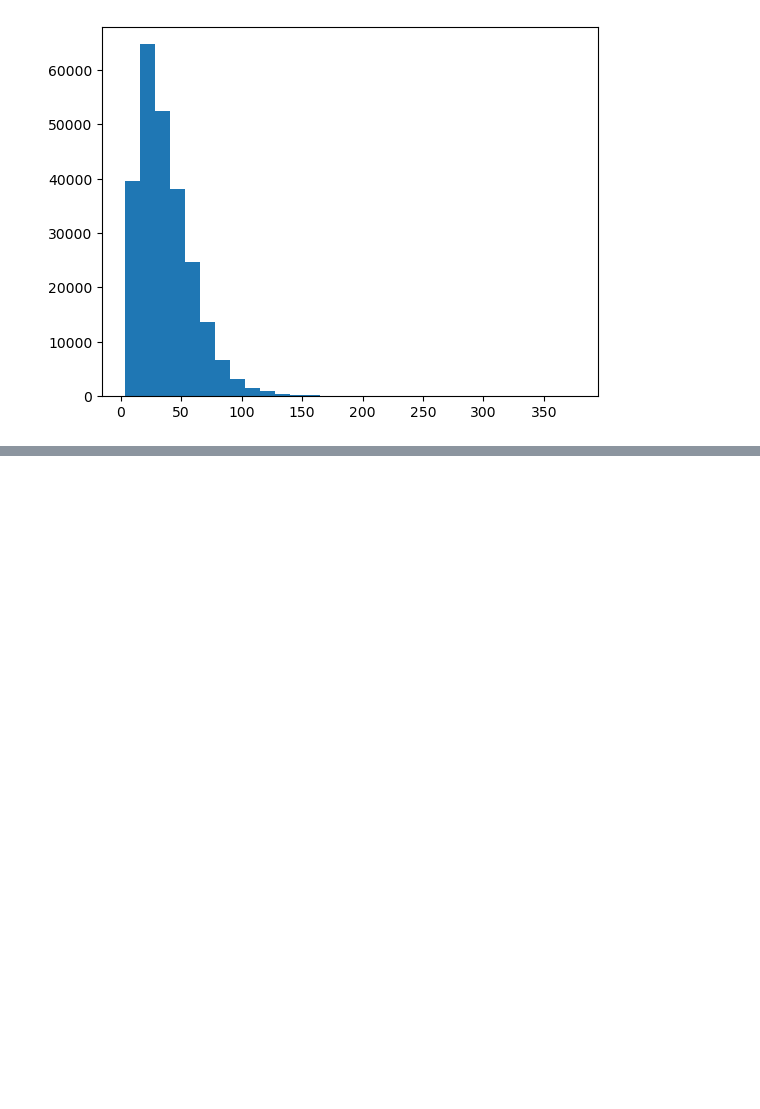
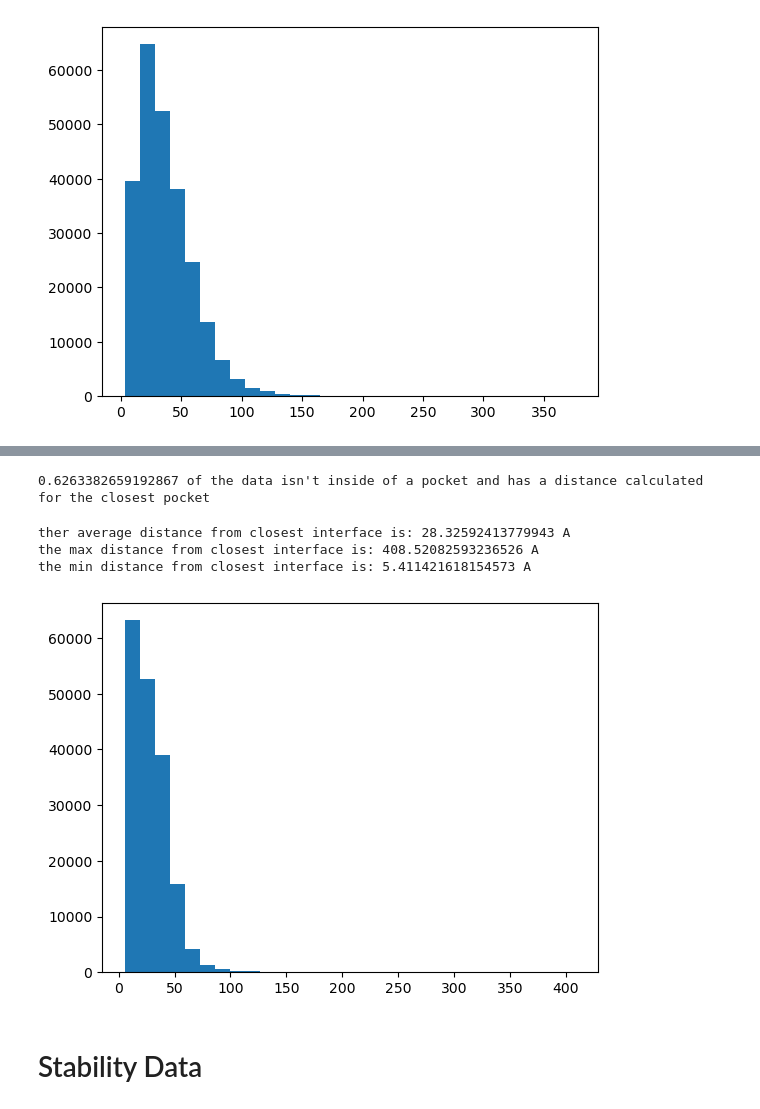
Before and after one commit to PhenoMeters/pheno_analysis, a Jupyter notebook: pockets_interfaces_analysis.ipynb, the cells around one changed output, grey strips where cells are left out. Drawn from its saved outputs; the diff is of its cells as text; code cells hidden in the pictures; blank space fills up the shorter version.

```diff
--- a/pockets_interfaces_analysis.ipynb
+++ b/pockets_interfaces_analysis.ipynb
@@ -99,0 +106,3 @@ plt.show()
+# %%
+pockets_data = pd.read_csv("/people/imal967/git_repos/pheno_analysis/results/merged_pockets_FINAL.csv")
+pockets_data
@@ -99,0 +144,4 @@ plt.show()
+# %%
+# distance avg's and distribution
+pockets_not_inside = pockets_data[pockets_data['inside_pocket'] == 0 & pd.notna(pockets_data['distance_from_pocket'])] # isolate to all that are not inside an interface but also have interface data!
+pockets_not_inside
@@ -99,0 +162,23 @@ plt.show()
+# %%
+pockets_not_inside_percent = pockets_not_inside.shape[0]/pockets_data.shape[0]
+print(pockets_not_inside_percent, "of the data isn't inside of a pocket and has a distance calculated for the closest pocket")
+# %% [output]
+0.6263382659192867 of the data isn't inside of a pocket and has a distance calculated for the closest pocket
+# %%
+avg_dist = pockets_not_inside['distance_from_pocket'].mean()
+print("ther average distance from closest interface is:", avg_dist, "A")
+max_dist = pockets_not_inside['distance_from_pocket'].max()
+print("the max distance from closest interface is:", max_dist, "A")
+min_dist = pockets_not_inside['distance_from_pocket'].min()
+print("the min distance from closest interface is:", min_dist, "A")
+# %% [output]
+ther average distance from closest interface is: 28.32592413779943 A
+the max distance from closest interface is: 408.52082593236526 A
+the min distance from closest interface is: 5.411421618154573 A
+# %%
+plt.hist(pockets_not_inside['distance_from_pocket'],bins=30)
+plt.show()
+# %% [output]
+[figure, added]
+# %% [markdown]
+# Stability Data
```
Also changed, not shown: parts of 29 cells of this notebook, 2 other files.
